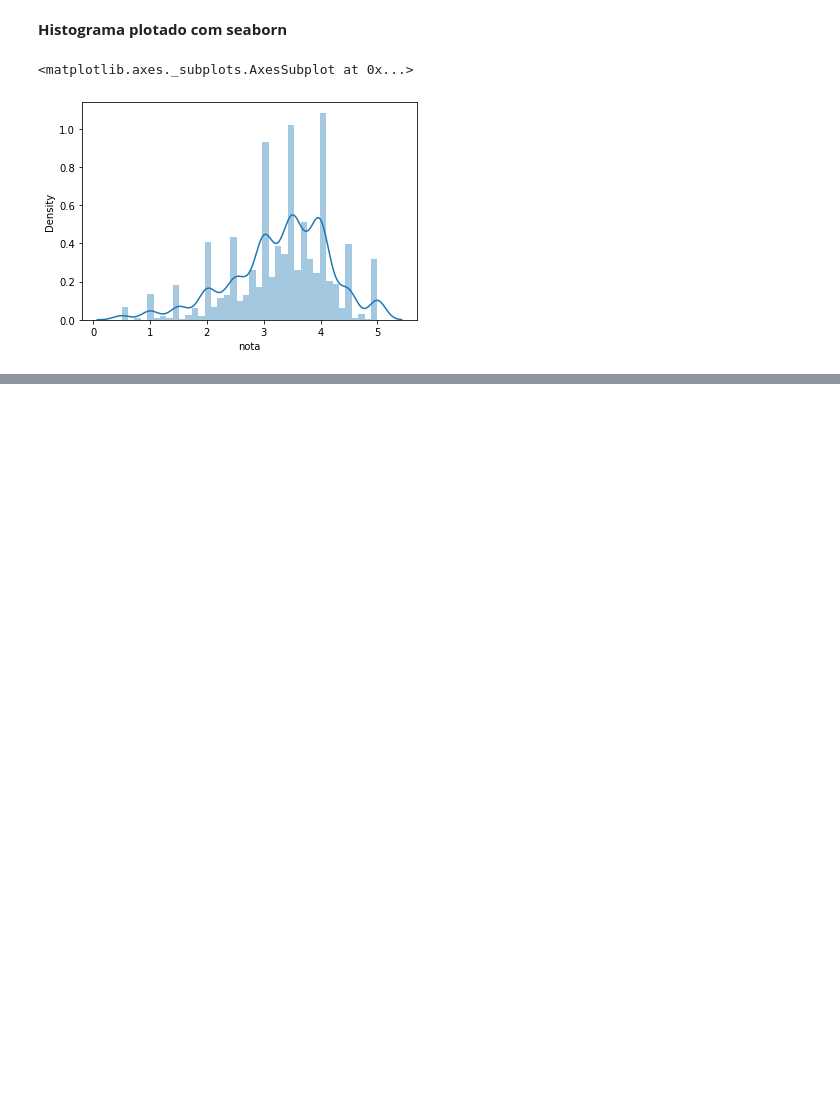
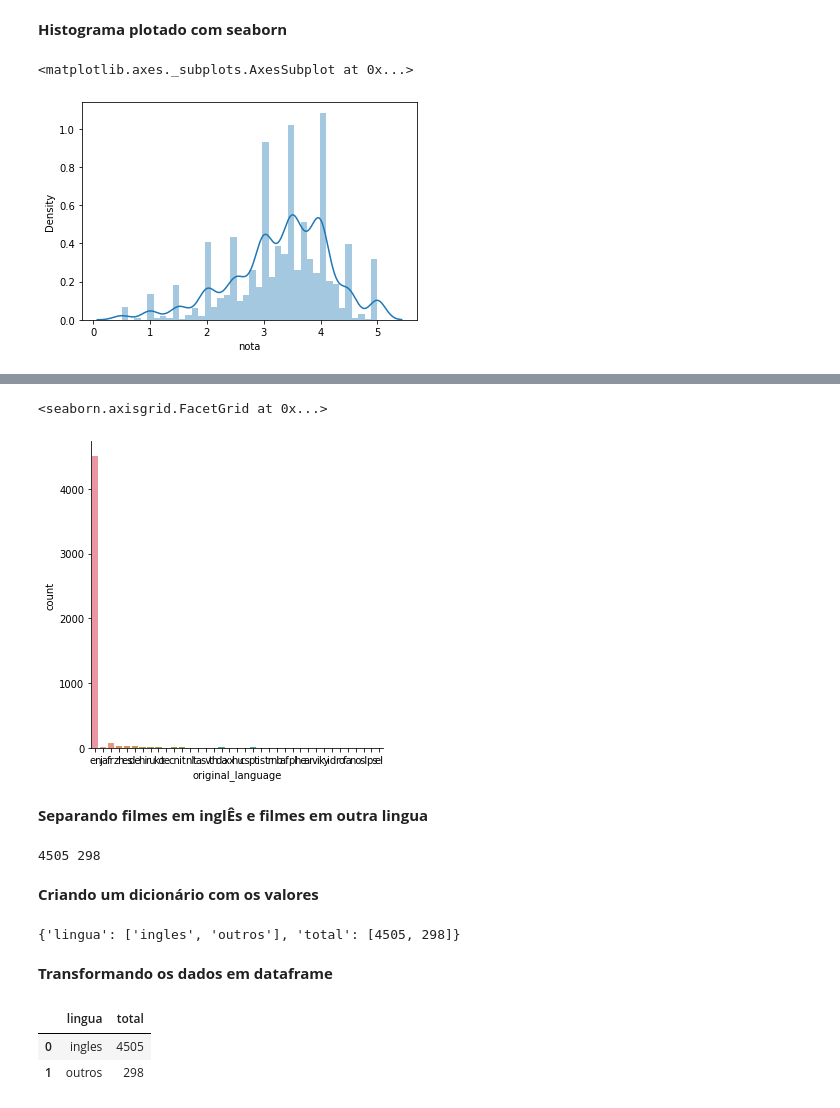
Before and after one commit to alanfmorato/MovieReview, a Jupyter notebook: Movie_Analysis.ipynb, the cells around one changed output, grey strips where cells are left out. Saved outputs shown, nothing was run; the diff lists cells and outputs as text; code cells hidden in the pictures; blank space fills up the shorter version.

```diff
--- a/Movie_Analysis.ipynb
+++ b/Movie_Analysis.ipynb
@@ -167,0 +205,5 @@ sns.distplot(medias_filmes, bins=40)
+# %%
+sns.catplot(x = "original_language", kind = 'count', data = tmdb)
+# %% [output]
+<seaborn.axisgrid.FacetGrid at 0x...>
+[figure, added]
@@ -167,0 +212,28 @@ sns.distplot(medias_filmes, bins=40)
+# %% [markdown]
+**Separando filmes em inglÊs e filmes em outra lingua**
+# %%
+total_por_lingua = tmdb["original_language"].value_counts()
+total_en = total_por_lingua.loc['en']
+total_geral = total_por_lingua.sum()
+total_resto = total_geral - total_en
+print(total_en, total_resto)
+# %% [output]
+4505 298
+# %% [markdown]
+**Criando um dicionário com os valores**
+# %%
+dados = {
+    'lingua' : ['ingles', 'outros'],
+    'total' : [total_en, total_resto]
+}
+dados
+# %% [output]
+{'lingua': ['ingles', 'outros'], 'total': [4505, 298]}
+# %% [markdown]
+**Transformando os dados em dataframe**
+# %%
+dados = pd.DataFrame(dados)
+# %% [output]
+|  | lingua | total |
+| 0 | ingles | 4505 |
+| 1 | outros | 298 |
```
Also changed, not shown: parts of 13 cells of this notebook.
